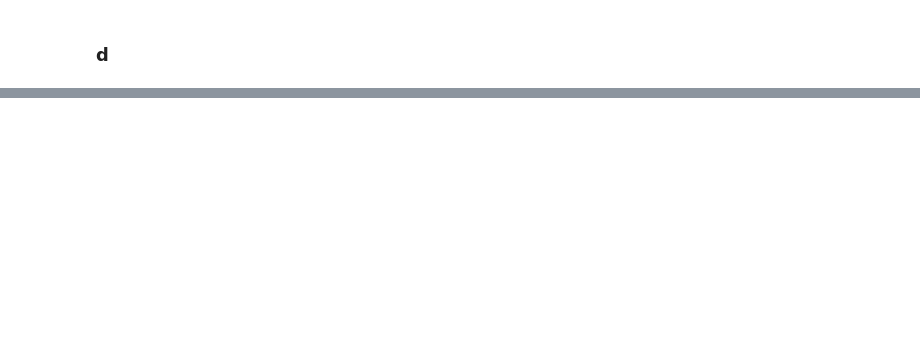
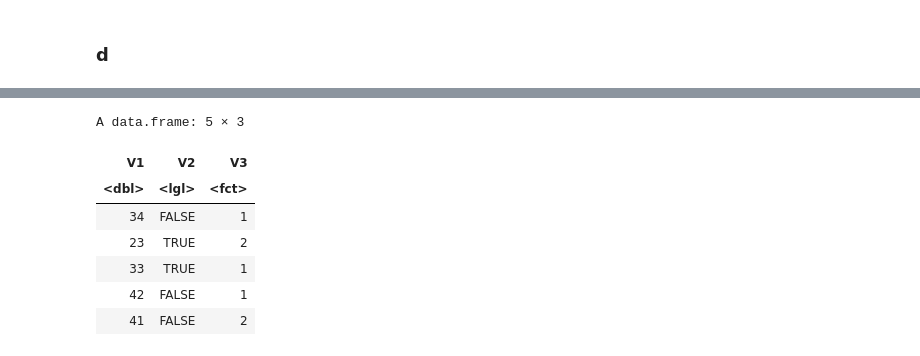
Before and after one commit to j-buss/The_Book_of_R, a Jupyter notebook: Chapter_06/Chapter 6.ipynb, the cells around one changed output, grey strips where cells are left out. Cells and saved outputs as stored; diff of their text form; code cells hidden in the pictures; blank space fills up the shorter version.

```diff
--- a/Chapter_06/Chapter 6.ipynb
+++ b/Chapter_06/Chapter 6.ipynb
@@ -119,0 +251,13 @@ $beta
+# %%
+d_dataframe$V3 <- factor(d_dataframe$V3)
+# %%
+d_dataframe
+# %% [output]
+A data.frame: 5 × 3
+| V1 | V2 | V3 |
+| <dbl> | <lgl> | <fct> |
+| 34 | FALSE | 1 |
+| 23 | TRUE | 2 |
+| 33 | TRUE | 1 |
+| 42 | FALSE | 1 |
+| 41 | FALSE | 2 |
```
Also changed, not shown: parts of 22 cells of this notebook.
